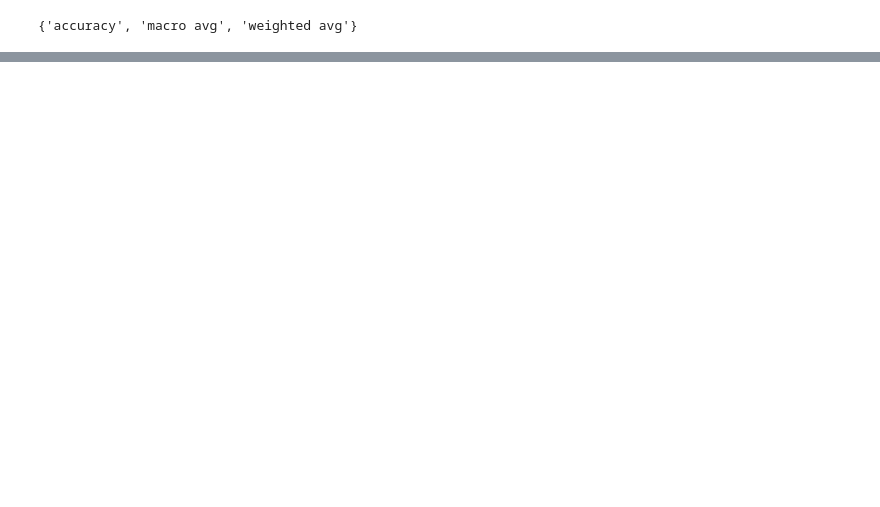
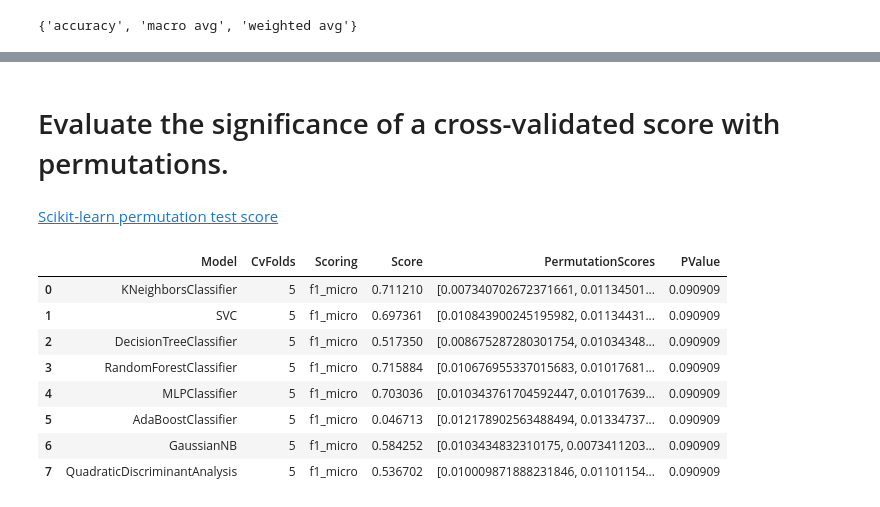
Before and after one commit to jamnicki/yoga-pose-ensemble-clf, a Jupyter notebook: 03_baseline_clfs.ipynb, the cells around one changed output, grey strips where cells are left out. Saved outputs shown, nothing was run; the diff lists cells and outputs as text; code cells hidden in the pictures; blank space fills up the shorter version.

```diff
--- a/03_baseline_clfs.ipynb
+++ b/03_baseline_clfs.ipynb
@@ -141,0 +199,57 @@ metrics_df.to_csv("results/baseline_clfs_metrics.csv", index=False)
+# %% [markdown]
+# Evaluate the significance of a cross-validated score with permutations.
+# %% [markdown]
+[Scikit-learn permutation test score](https://scikit-learn.org/stable/modules/generated/sklearn.model_selection.permutation_test_score.html#sklearn.model_selection.permutation_test_score)
+# %%
+from sklearn.model_selection import permutation_test_score
+
+import warnings
+warnings.filterwarnings("ignore")
+
+N_PERMUTATIONS = 10
+PERM_SCORING = "f1_micro"
+
+classifiers = [
+    KNeighborsClassifier(),
+    SVC(),
+    DecisionTreeClassifier(),
+    RandomForestClassifier(),
+    MLPClassifier(),
+    AdaBoostClassifier(),
+    GaussianNB(),
+    QuadraticDiscriminantAnalysis(),
+]
+
+permutation_metrics_rows = []
+for clf in tqdm(classifiers, desc="Classifiers: "):
+    clf_name = clf.__class__.__name__
+
+    score, perm_scores, pvalue = permutation_test_score(
+        clf, X, y,
+        scoring=PERM_SCORING,
+        cv=StratifiedKFold(n_splits=N_FOLDS, shuffle=True, random_state=SEED),
+        n_permutations=N_PERMUTATIONS,
+        random_state=SEED,
+    )
+
+    permutation_metrics_rows.append({
+        "Model": clf_name,
+        "CvFolds": N_FOLDS,
+        "Scoring": PERM_SCORING,
+        "Score": score,  # The true score without permuting targets.
+        "PermutationScores": perm_scores,  # The scores obtained for each permutations.
+        "PValue": pvalue,  # The p-value, which approximates the probability that the score would be obtained by chance.
+    })
+# %%
+permutation_metrics_df = pd.DataFrame.from_records(permutation_metrics_rows)
+permutation_metrics_df
+# %% [output]
+|  | Model | CvFolds | Scoring | Score | PermutationScores | PValue |
+| 0 | KNeighborsClassifier | 5 | f1_micro | 0.711210 | [0.007340702672371661, 0.01134501... | 0.090909 |
+| 1 | SVC | 5 | f1_micro | 0.697361 | [0.010843900245195982, 0.01134431... | 0.090909 |
+| 2 | DecisionTreeClassifier | 5 | f1_micro | 0.517350 | [0.008675287280301754, 0.01034348... | 0.090909 |
+| 3 | RandomForestClassifier | 5 | f1_micro | 0.715884 | [0.010676955337015683, 0.01017681... | 0.090909 |
+| 4 | MLPClassifier | 5 | f1_micro | 0.703036 | [0.010343761704592447, 0.01017639... | 0.090909 |
+| 5 | AdaBoostClassifier | 5 | f1_micro | 0.046713 | [0.012178902563488494, 0.01334737... | 0.090909 |
+| 6 | GaussianNB | 5 | f1_micro | 0.584252 | [0.0103434832310175, 0.0073411203... | 0.090909 |
+| 7 | QuadraticDiscriminantAnalysis | 5 | f1_micro | 0.536702 | [0.010009871888231846, 0.01101154... | 0.090909 |
```
Also changed, not shown: parts of 12 cells of this notebook, 3 other files.
